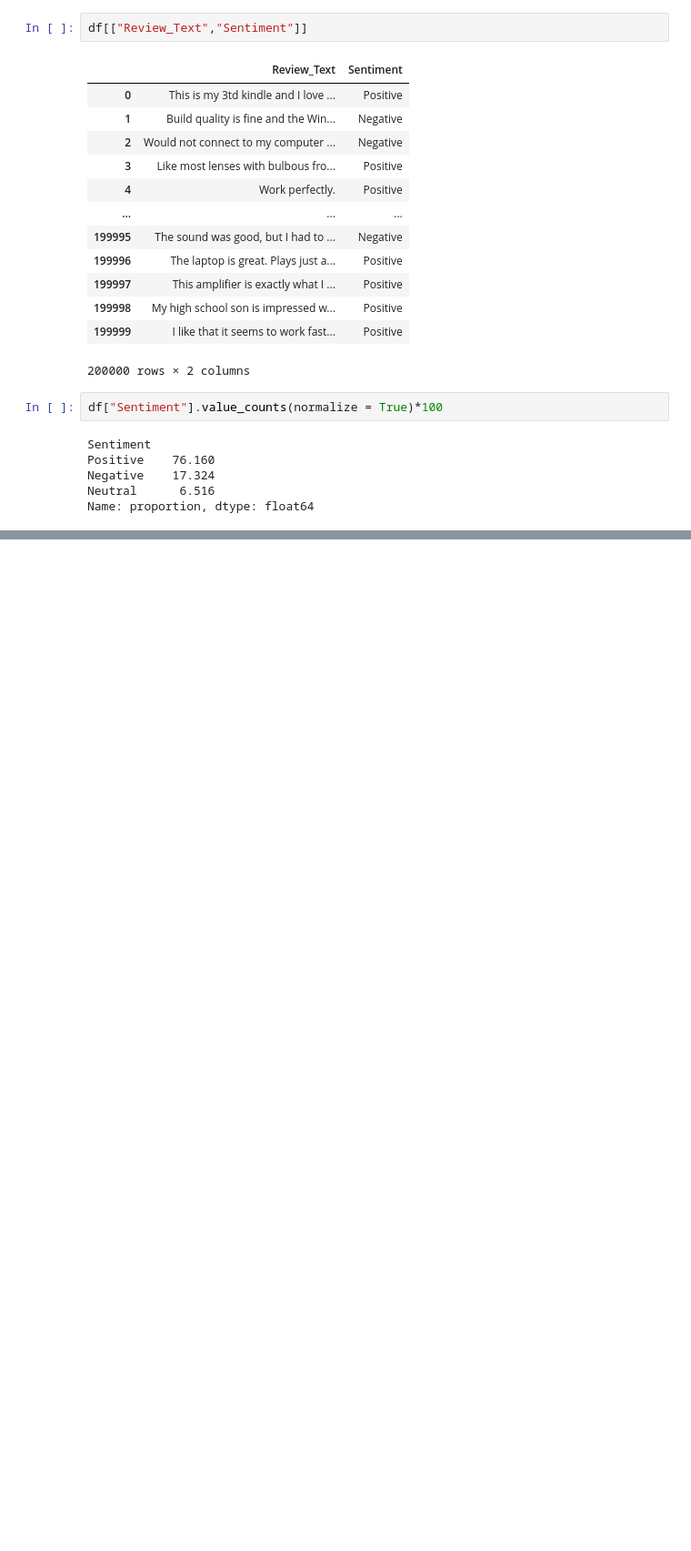
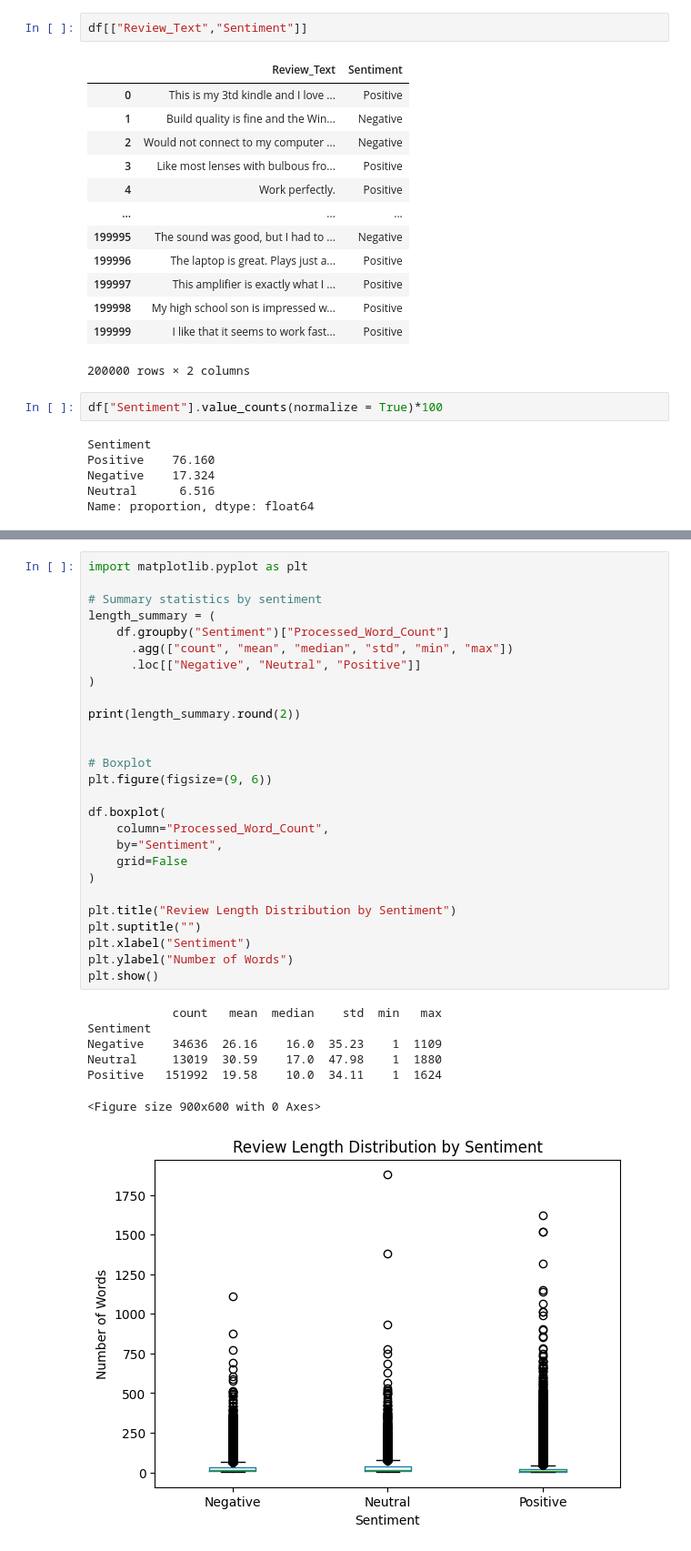
Before and after one commit to UKD1211/Amazon-Electronics-Review-Analytics, a Jupyter notebook: amazon-review-sentiment-analysis.ipynb, the cells around one changed output, grey strips where cells are left out. Shown at 91% size. Cells and saved outputs as stored; diff of their text form; blank space fills up the shorter version.

```diff
--- a/amazon-review-sentiment-analysis.ipynb
+++ b/amazon-review-sentiment-analysis.ipynb
@@ -71,0 +652,35 @@ Name: proportion, dtype: float64
+# %%
+import matplotlib.pyplot as plt
+
+# Summary statistics by sentiment
+length_summary = (
+    df.groupby("Sentiment")["Processed_Word_Count"]
+      .agg(["count", "mean", "median", "std", "min", "max"])
+      .loc[["Negative", "Neutral", "Positive"]]
+)
+
+print(length_summary.round(2))
+
+
+# Boxplot
+plt.figure(figsize=(9, 6))
+
+df.boxplot(
+    column="Processed_Word_Count",
+    by="Sentiment",
+    grid=False
+)
+
+plt.title("Review Length Distribution by Sentiment")
+plt.suptitle("")
+plt.xlabel("Sentiment")
+plt.ylabel("Number of Words")
+plt.show()
+# %% [output]
+            count   mean  median    std  min   max
+Sentiment
+Negative    34636  26.16    16.0  35.23    1  1109
+Neutral     13019  30.59    17.0  47.98    1  1880
+Positive   151992  19.58    10.0  34.11    1  1624
+<Figure size 900x600 with 0 Axes>
+[figure, added]
```
Also changed, not shown: parts of 71 cells of this notebook.
